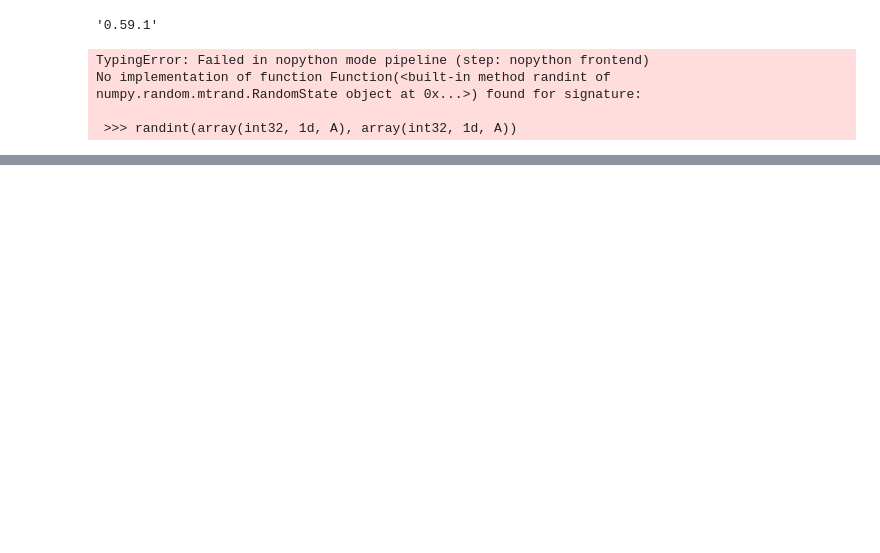
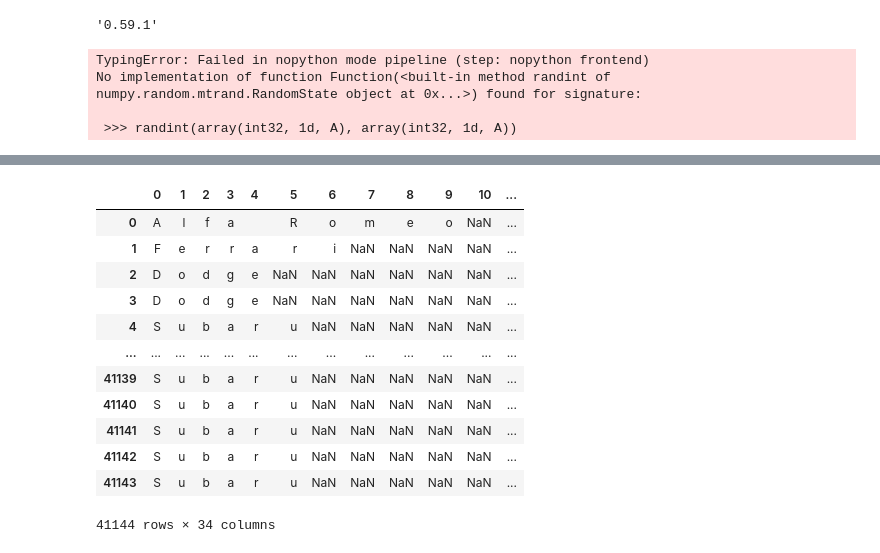
Before and after one commit to Luxxlux/PandasPractice, a Jupyter notebook: Chapter 10 - String manipulation.ipynb, the cells around one changed output, grey strips where cells are left out. Saved outputs shown, nothing was run; the diff lists cells and outputs as text; code cells hidden in the pictures; blank space fills up the shorter version.

```diff
--- a/Chapter 10 - String manipulation.ipynb
+++ b/Chapter 10 - String manipulation.ipynb
@@ -491,0 +701,19 @@ No implementation of function Function(<built-in method randint of numpy.random.
+# %%
+# Using a string column, create a dataframe with the dummy columns for every character in the column.
+
+# make.str.split(r'(.)', expand= True, regex=True)
+make.str.findall(r'.').apply(pd.Series)
+# %% [output]
+|  | 0 | 1 | 2 | 3 | 4 | 5 | 6 | 7 | 8 | 9 | 10 | ... |
+| 0 | A | l | f | a |  | R | o | m | e | o | NaN | ... |
+| 1 | F | e | r | r | a | r | i | NaN | NaN | NaN | NaN | ... |
+| 2 | D | o | d | g | e | NaN | NaN | NaN | NaN | NaN | NaN | ... |
+| 3 | D | o | d | g | e | NaN | NaN | NaN | NaN | NaN | NaN | ... |
+| 4 | S | u | b | a | r | u | NaN | NaN | NaN | NaN | NaN | ... |
+| ... | ... | ... | ... | ... | ... | ... | ... | ... | ... | ... | ... | ... |
+| 41139 | S | u | b | a | r | u | NaN | NaN | NaN | NaN | NaN | ... |
+| 41140 | S | u | b | a | r | u | NaN | NaN | NaN | NaN | NaN | ... |
+| 41141 | S | u | b | a | r | u | NaN | NaN | NaN | NaN | NaN | ... |
+| 41142 | S | u | b | a | r | u | NaN | NaN | NaN | NaN | NaN | ... |
+| 41143 | S | u | b | a | r | u | NaN | NaN | NaN | NaN | NaN | ... |
+41144 rows × 34 columns
```
Also changed, not shown: parts of 28 cells of this notebook.
